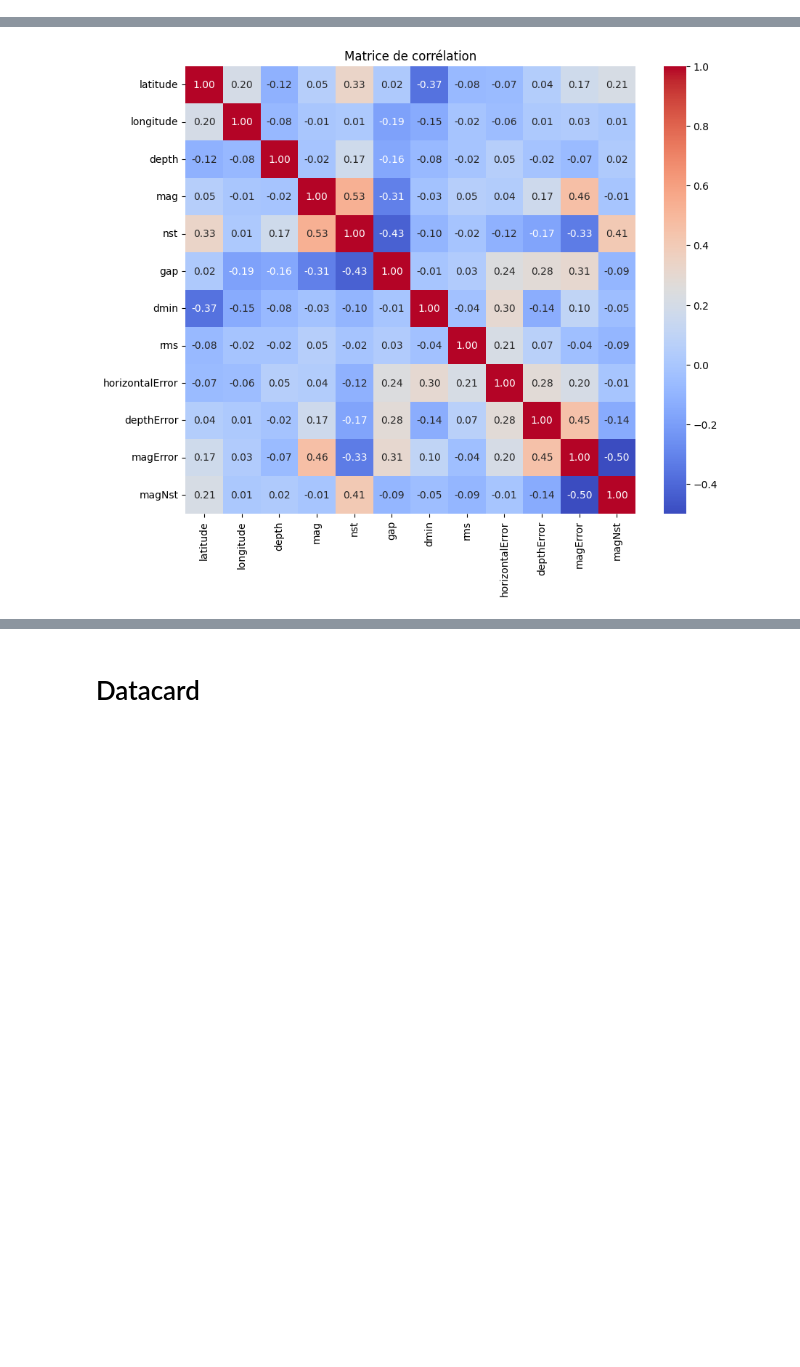
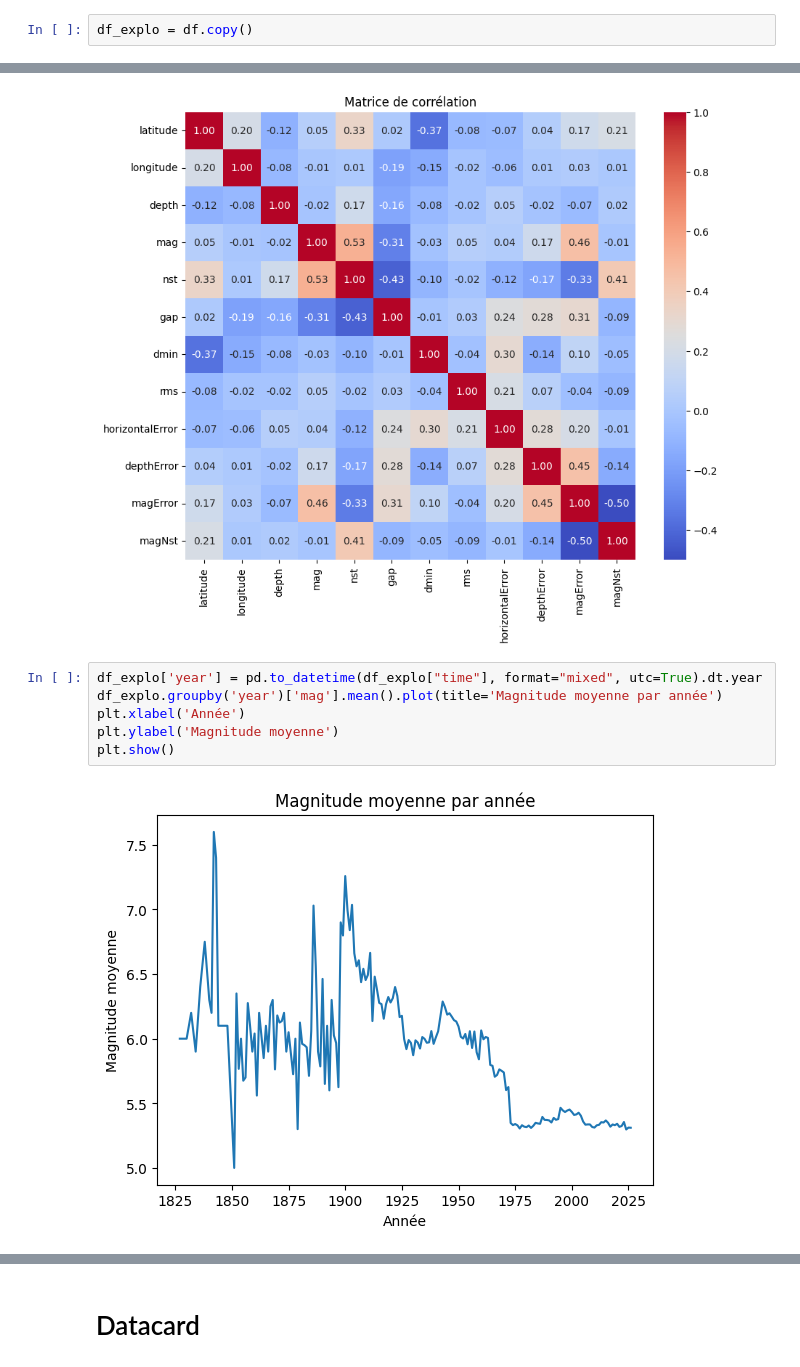
Before and after one commit to TristanRib/Documentation, a Jupyter notebook: notebooks/01_exploration.ipynb, the cells around one changed output, grey strips where cells are left out. Saved outputs shown, nothing was run; the diff lists cells and outputs as text; blank space fills up the shorter version.

```diff
--- a/notebooks/01_exploration.ipynb
+++ b/notebooks/01_exploration.ipynb
@@ -24,4 +21,6 @@ Path to dataset files: /home/nicolas-vdn/.cache/kagglehub/datasets/dhrubangtaluk
 df = pd.read_csv(f"{path}/earthquake1826_2026.csv")
 # %% [markdown]
 # Exploration
+# %%
+df_explo = df.copy()
 # %%
@@ -54,3 +53,11 @@ plt.title("Matrice de corrélation")
 plt.show()
 # %% [output]
 [figure]
+# %%
+df_explo['year'] = pd.to_datetime(df_explo["time"], format="mixed", utc=True).dt.year
+df_explo.groupby('year')['mag'].mean().plot(title='Magnitude moyenne par année')
+plt.xlabel('Année')
+plt.ylabel('Magnitude moyenne')
+plt.show()
+# %% [output]
+[figure, added]
```
Also changed, not shown: parts of 6 cells of this notebook, 7 other files.
